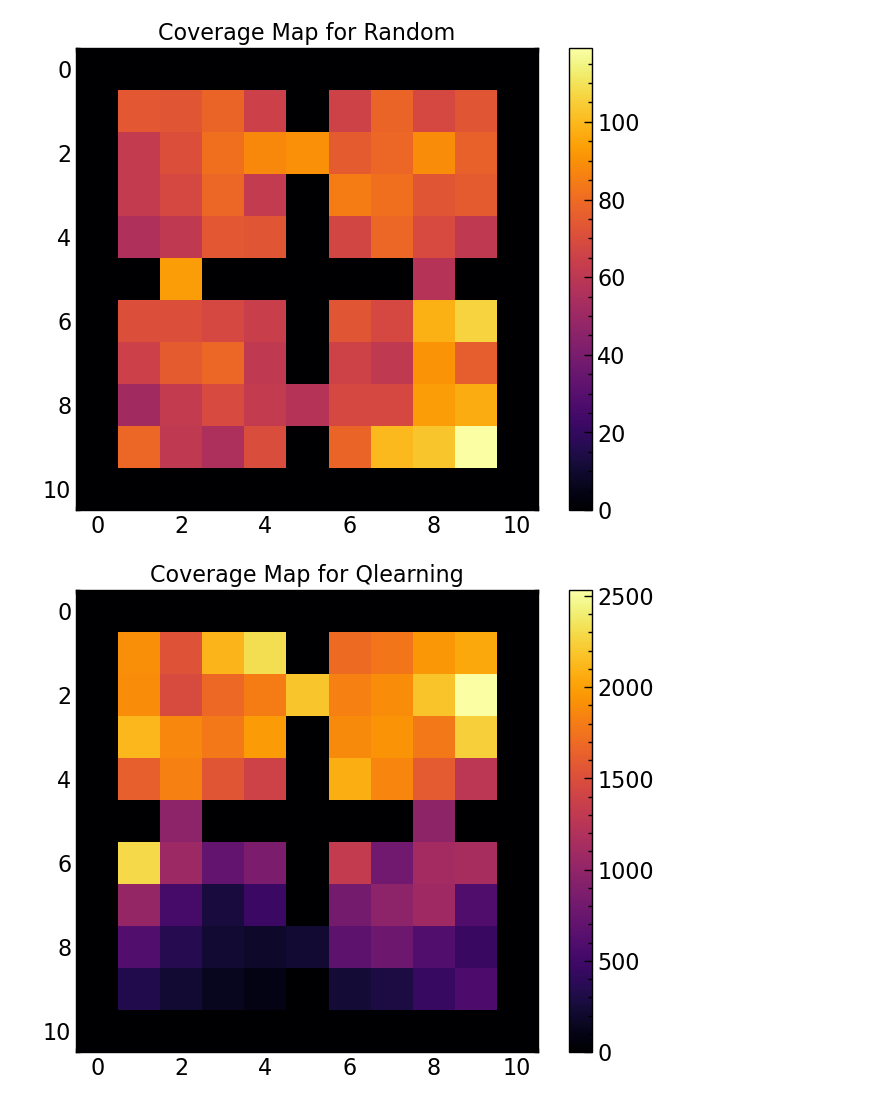
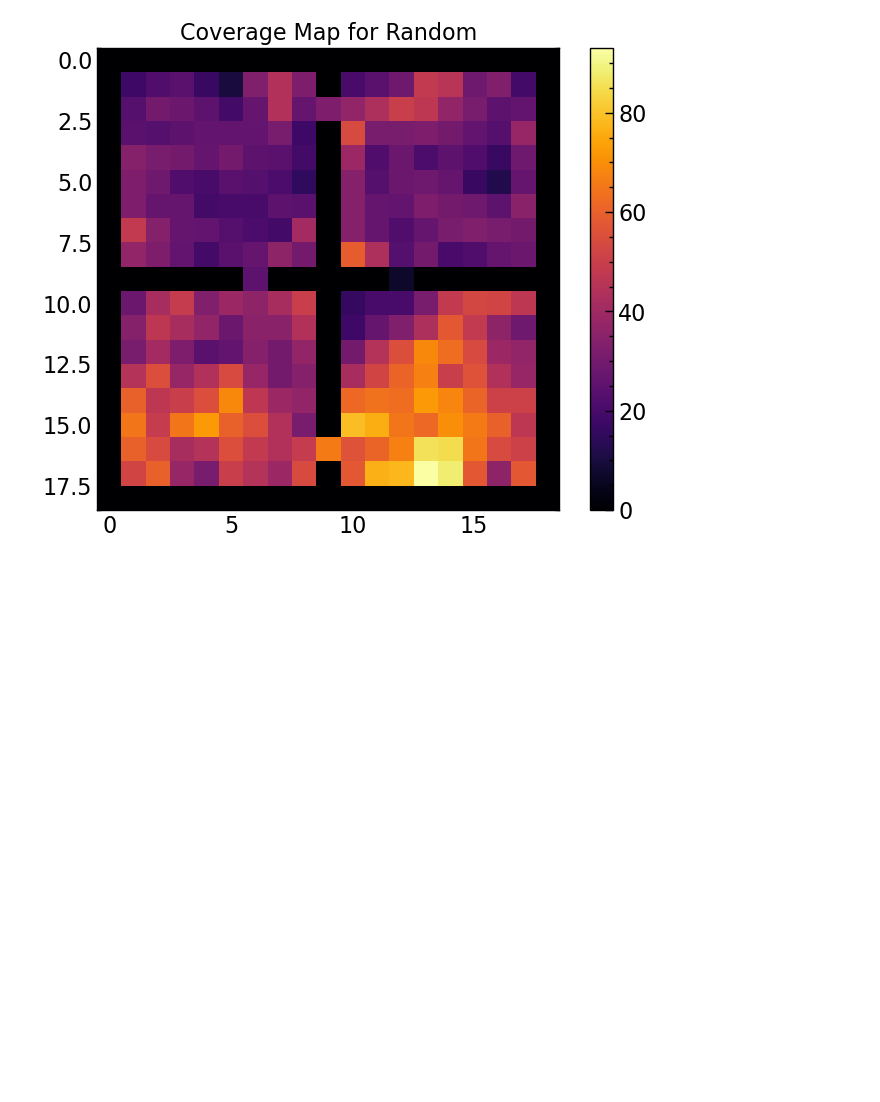
Before and after one commit to skylooop/ZeroShotRL, a Jupyter notebook: notebooks/mazes.ipynb, the cells around one changed output. Drawn from its saved outputs; the diff is of its cells as text; code cells hidden in the pictures; blank space fills up the shorter version.

```diff
--- a/notebooks/mazes.ipynb
+++ b/notebooks/mazes.ipynb
@@ -37,7 +37,7 @@ from envs.custom_mazes.generators.four_room import generate_four_room_env
 from envs.custom_mazes.motion import VonNeumannMotion
 from gymnasium.spaces import Discrete, Dict, Box
 
-maze_grid = generate_four_room_env(11, 11)
+maze_grid = generate_four_room_env(19, 19)
 pprint(maze_grid)
 
 class Maze(BaseMaze):
@@ -143,54 +152,89 @@ img = test.render()
 # %%
-def random_exploration(env, num_episodes=50, num_steps=100):
+from collections import defaultdict
+
+def random_exploration(env, num_episodes=50, num_steps=200):
     coverage_map = np.where(env.maze_state == 1, -100, 0)
+    dataset = defaultdict()
+    observations = []
+    actions = []
+    dones = []
+    next_observations = []
     for _ in range(num_episodes):
         i=0
         state, info = env.reset()
         coverage_map[state[0], state[1]] += 1
+        cur_observations = []
+        cur_actions = []
+        cur_dones = []
+        cur_next_observations = []
+
         while i < num_steps:
             i+=1
+            cur_observations.append(np.array(state, dtype=np.float32))
             action = env.action_space.sample()
             next_state, reward, done, _, _ = env.step(action)
+            cur_actions.append(np.array(action, dtype=np.float32))
+            cur_dones.append(np.array(done, dtype=np.float32))
             coverage_map[next_state[0], next_state[1]] += 1
-    return coverage_map
+            state = next_state
 
-def q_learning(env, num_episodes=50, alpha=0.1, gamma=0.99, epsilon=0.3):
+        observations.append(np.stack(cur_observations))
+        actions.append(np.stack(cur_actions))
+        dones.append(np.stack(cur_dones))
+
+    dataset['observations'] = np.concatenate(observations)
+    dataset['terminals'] = np.concatenate(dones)
+    dataset['actions'] = np.concatenate(actions)
+
+    ob_mask = (1.0 - dataset['terminals']).astype(bool)
+    next_ob_mask = np.concatenate([[False], ob_mask[:-1]])
+    dataset['next_observations'] = dataset['observations'][next_ob_mask]
+    dataset['observations'] = dataset['observations'][ob_mask]
+    dataset['actions'] = dataset['actions'][ob_mask]
+    new_terminals = np.concatenate([dataset['terminals'][1:], [1.0]])
+    dataset['terminals'] = new_terminals[ob_mask].astype(np.float32)
+
+    # Normalize
+    dataset['observations'] /= np.array(env.maze.size, dtype=np.float32)
+    dataset['next_observations'] /= np.array(env.maze.size, dtype=np.float32)
+    return coverage_map, dataset
+
+def q_learning(env, num_episodes=1000, horizon_T=100, alpha=0.1, gamma=0.99, epsilon=0.3):
     Q = np.zeros((env.maze.size[0], env.maze.size[1], env.action_space.n))
     coverage_map = np.where(env.maze_state == 1, -1000, env.maze_state)
 
     for _ in tqdm(range(num_episodes), colour='green', leave=False):
         state, info = env.reset()
         coverage_map[state[0], state[1]] += 1
         done = False
         step = 0
-        while not done:
-            if (np.random.rand() < epsilon) and step < 50:
+        for j in range(horizon_T):
+            if (np.random.rand() < epsilon) and j < 50:
                 action = env.action_space.sample()
             else:
                 action = np.argmax(Q[state[0], state[1], :])
 
             next_state, reward, done, _, _ = env.step(action)
 
             Q[state[0], state[1], action] += alpha * (reward + gamma * np.max(Q[next_state[0], next_state[1], :]) - Q[state[0], state[1], action])
 
             coverage_map[next_state[0], next_state[1]] += 1
             state = next_state
 
     return coverage_map
 
 def visualize_coverage_map(coverage_map, name):
     plt.imshow(coverage_map, cmap='inferno', vmin=0)
     plt.colorbar()
     plt.title(f'Coverage Map for {name}')
     plt.show()
 
 # Example usage
 env = FourRoomsMazeEnv(Maze(maze_grid))
-coverage_map_random = random_exploration(env)
+coverage_map_random, dataset_random = random_exploration(env)
 visualize_coverage_map(coverage_map_random, name='Random')
 
-coverage_map_q_learning = q_learning(env)
-visualize_coverage_map(coverage_map_q_learning, name='Qlearning')
+# coverage_map_q_learning = q_learning(env)
+# visualize_coverage_map(coverage_map_q_learning, name='Qlearning')
 # %% [output]
-[figure, old version]
+[figure, new version]
-[figure, removed]
```
Also changed, not shown: parts of 3 cells of this notebook, 8 other files.
